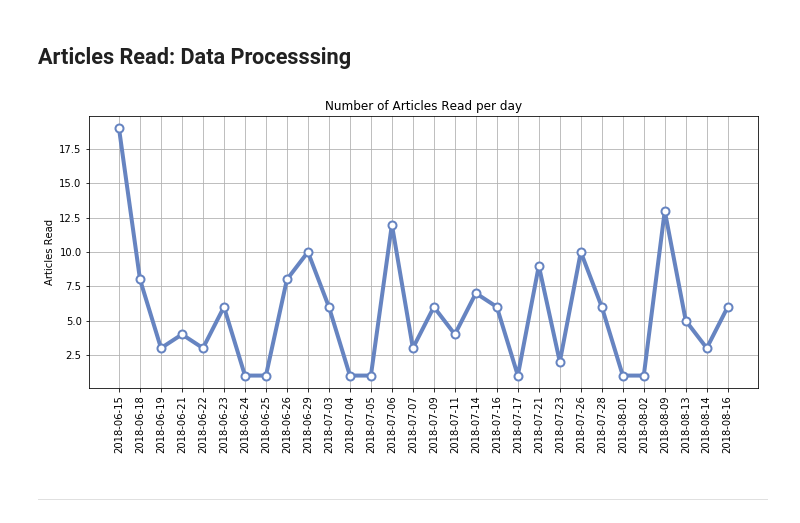
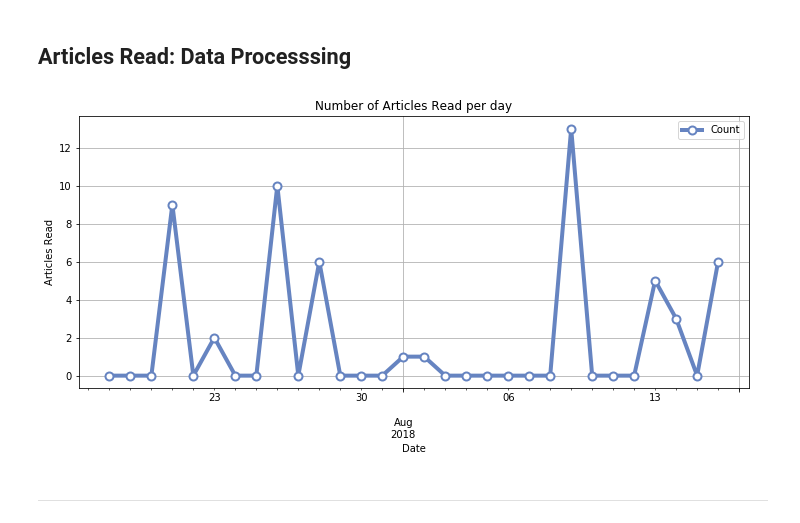
Before and after one commit to markwk/qs_ledger, a Jupyter notebook: pocket/pocket_data_analysis.ipynb, the cells around one changed output. Drawn from its saved outputs; the diff is of its cells as text; code cells hidden in the pictures.

Commit message:
improved data analysis for articles read in pocket

```diff
--- a/pocket/pocket_data_analysis.ipynb
+++ b/pocket/pocket_data_analysis.ipynb
@@ -132,28 +144,50 @@ articles_read_per_day.columns = ['Date', 'Count']
+# %%
+# count of date read
+articles_read_per_day = articles_read['time_read_date'].value_counts().sort_index()
+articles_read_per_day.columns = ['Date', 'Count']
+articles_read_per_day = pd.DataFrame(articles_read_per_day)
+articles_read_per_day['Date'] = articles_read_per_day.index.values
+articles_read_per_day.columns = ['Count', 'Date']
+articles_read_per_day = articles_read_per_day[['Date', 'Count']]
+articles_read_per_day['Date'] = pd.to_datetime(articles_read_per_day['Date'])
+# %%
+# Generage Range of Dates from First Article read to Today
+first_article_date = articles_read_per_day.head(1).index.values[0]
+last_article_date = articles_read_per_day.tail(1).index.values[0]
+# today = dt.today().strftime('%Y-%m-%d')
+all_dates = pd.date_range(start=first_article_date, end=last_article_date)
+all_dates = pd.DataFrame(all_dates, columns=['Date'])
+# %%
+articles_read_dates = pd.merge(left=all_dates, right=articles_read_per_day, left_on="Date", right_on="Date", how="outer")
+articles_read_dates['Count'].fillna(0, inplace=True)
+# articles_read_dates.tail()
 # %%
 # a bit of a hackish solution, could use improvement
-dataset = articles_read_per_day.tail(30)
+dataset = articles_read_dates.tail(30)
 chart_title = 'Number of Articles Read per day'
 
-n_groups = len(dataset)
-index = np.arange(n_groups)
+#n_groups = len(dataset)
+# index = np.arange(n_groups)
 
-ax = dataset.plot(kind='line', figsize=[12, 5], linewidth=4, alpha=1, marker='o', color='#6684c1',
-                      markeredgecolor='#6684c1', markerfacecolor='w', markersize=8, markeredgewidth=2)
+ax = dataset.plot(
+    x="Date", y='Count',
+    kind='line', figsize=[12, 5], linewidth=4, alpha=1, marker='o', color='#6684c1',
+    markeredgecolor='#6684c1', markerfacecolor='w', markersize=8, markeredgewidth=2)
 
 # ax.set_xlim((year_counts.index[0], year_counts.index[-1]))
 
 ax.yaxis.grid(True)
 ax.xaxis.grid(True)
 # ax.set_ylim(0, 1000)
-ax.set_xticks(index)
+# ax.set_xticks(index)
 ax.set_ylabel('Articles Read')
 # ax.set_xlabel('')
-plt.xticks(index, dataset.index, rotation=90)
+# plt.xticks(index, dataset.index, rotation=90)
 ax.set_title(chart_title)
 
 plt.show()
 # %% [output]
-[figure, old version]
+[figure, new version]
 # %% [markdown]
 ----
 # %% [markdown]
```
Also changed, not shown: parts of 39 cells of this notebook.
